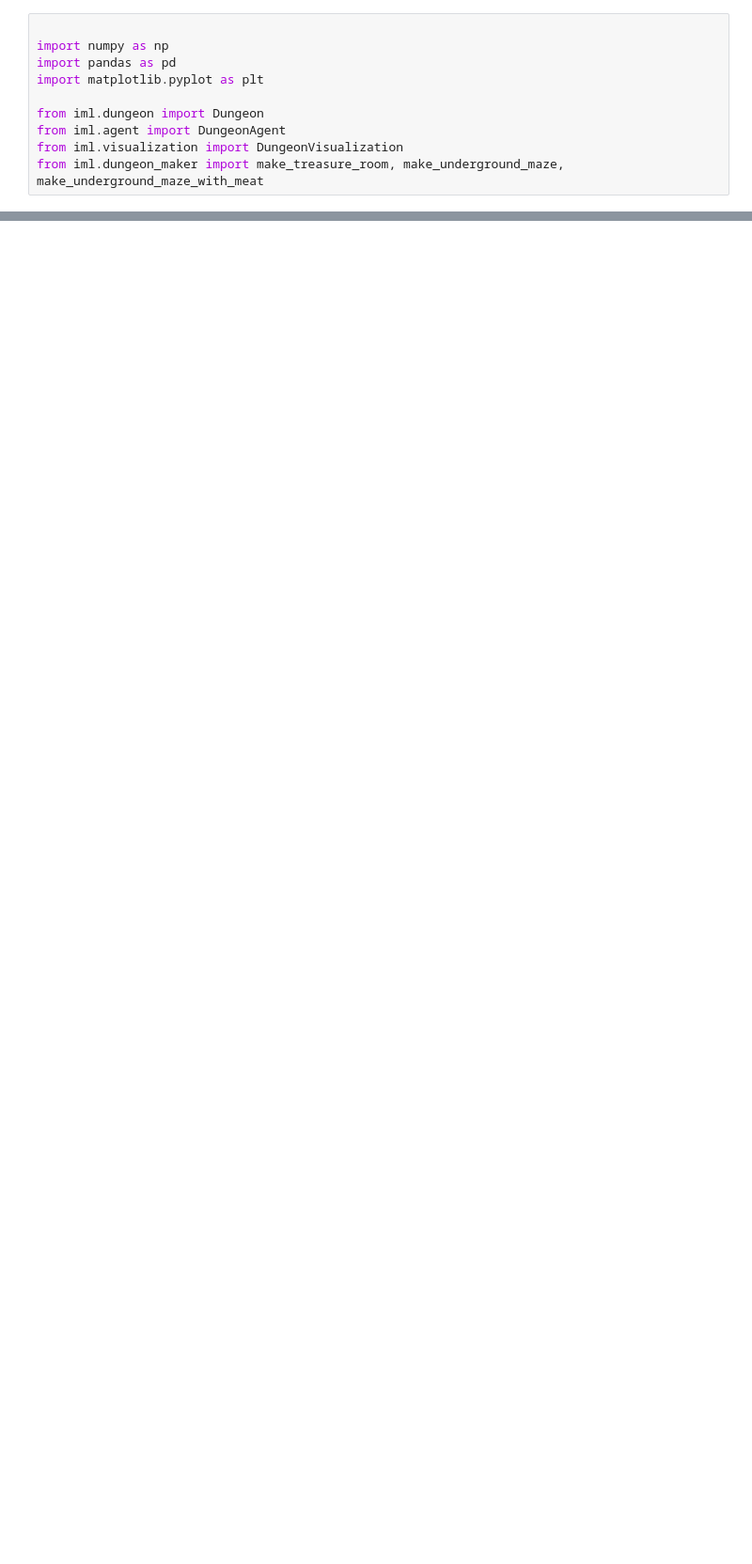
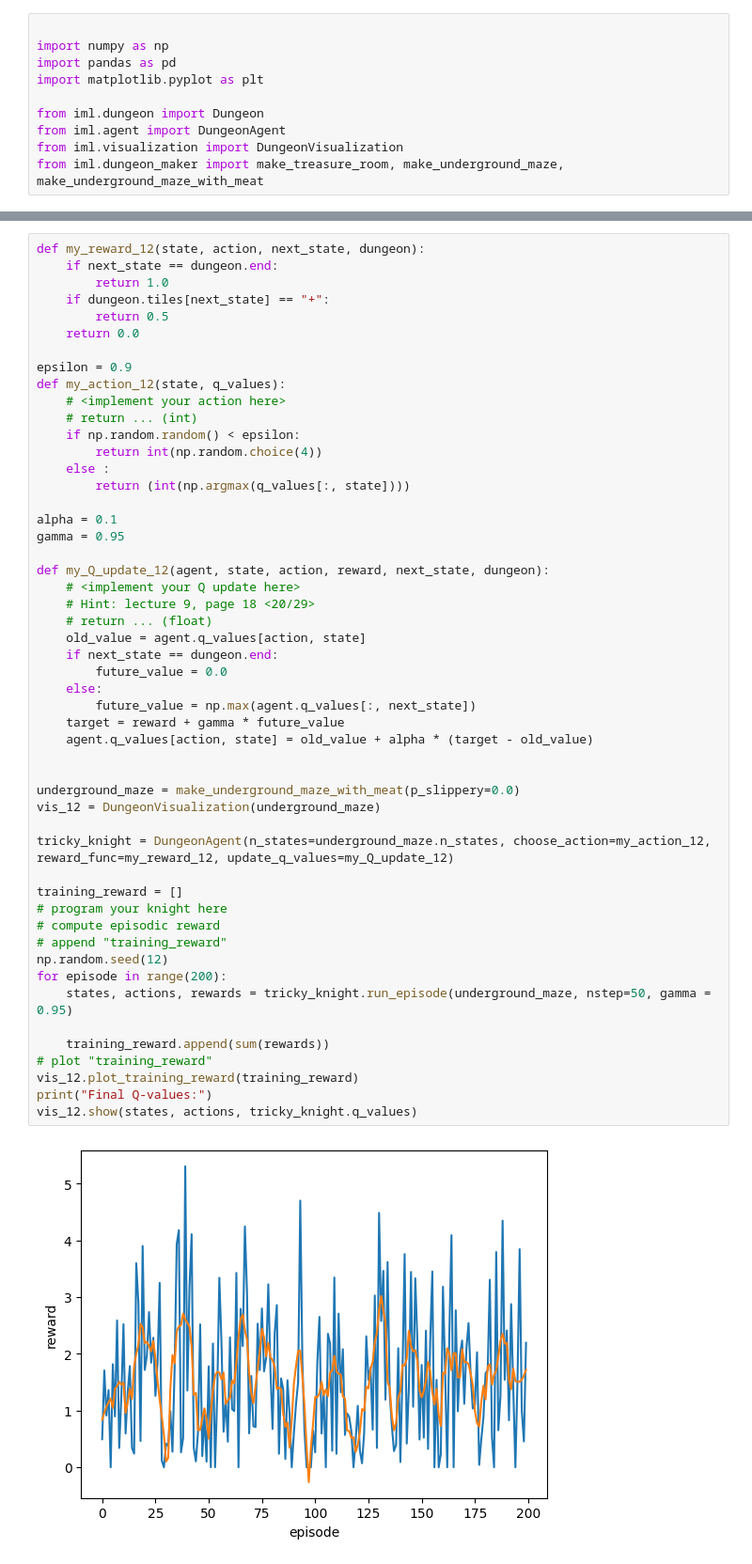
Before and after one commit to paulina-pvn/iml_2026, a Jupyter notebook: homework_2.ipynb, the cells around one changed output, grey strips where cells are left out. Shown at 94% size. Drawn from its saved outputs; the diff is of its cells as text; blank space fills up the shorter version.

```diff
--- a/homework_2.ipynb
+++ b/homework_2.ipynb
@@ -179,0 +397,53 @@ IndentationError: expected an indented block after function definition on line 8
+# %%
+def my_reward_12(state, action, next_state, dungeon):
+    if next_state == dungeon.end:
+        return 1.0
+    if dungeon.tiles[next_state] == "+":
+        return 0.5
+    return 0.0
+
+epsilon = 0.9
+def my_action_12(state, q_values):
+	# <implement your action here>
+	# return ... (int)
+    if np.random.random() < epsilon:
+        return int(np.random.choice(4))
+    else :
+        return (int(np.argmax(q_values[:, state])))
+
+alpha = 0.1
+gamma = 0.95
+
+def my_Q_update_12(agent, state, action, reward, next_state, dungeon):
+	# <implement your Q update here>
+	# Hint: lecture 9, page 18 <20/29>
+	# return ... (float)
+    old_value = agent.q_values[action, state]
+    if next_state == dungeon.end:
+        future_value = 0.0
+    else:
+        future_value = np.max(agent.q_values[:, next_state])
+    target = reward + gamma * future_value
+    agent.q_values[action, state] = old_value + alpha * (target - old_value)
+
+
+underground_maze = make_underground_maze_with_meat(p_slippery=0.0)
+vis_12 = DungeonVisualization(underground_maze)
+
+tricky_knight = DungeonAgent(n_states=underground_maze.n_states, choose_action=my_action_12, reward_func=my_reward_12, update_q_values=my_Q_update_12)
+
+training_reward = []
+# program your knight here
+# compute episodic reward
+# append "training_reward"
+np.random.seed(12)
+for episode in range(200):
+    states, actions, rewards = tricky_knight.run_episode(underground_maze, nstep=50, gamma = 0.95)
+
+    training_reward.append(sum(rewards))
+# plot "training_reward"
+vis_12.plot_training_reward(training_reward)
+print("Final Q-values:")
+vis_12.show(states, actions, tricky_knight.q_values)
+# %% [output]
+[figure, added]
```
Also changed, not shown: parts of 71 cells of this notebook, 4 other files.
